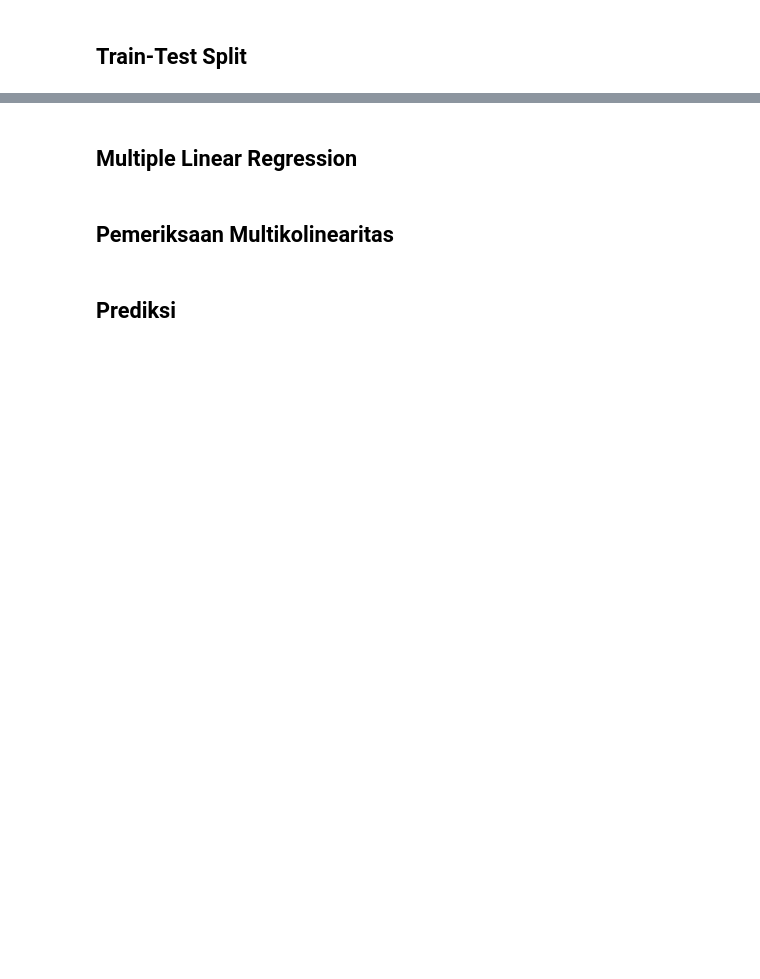
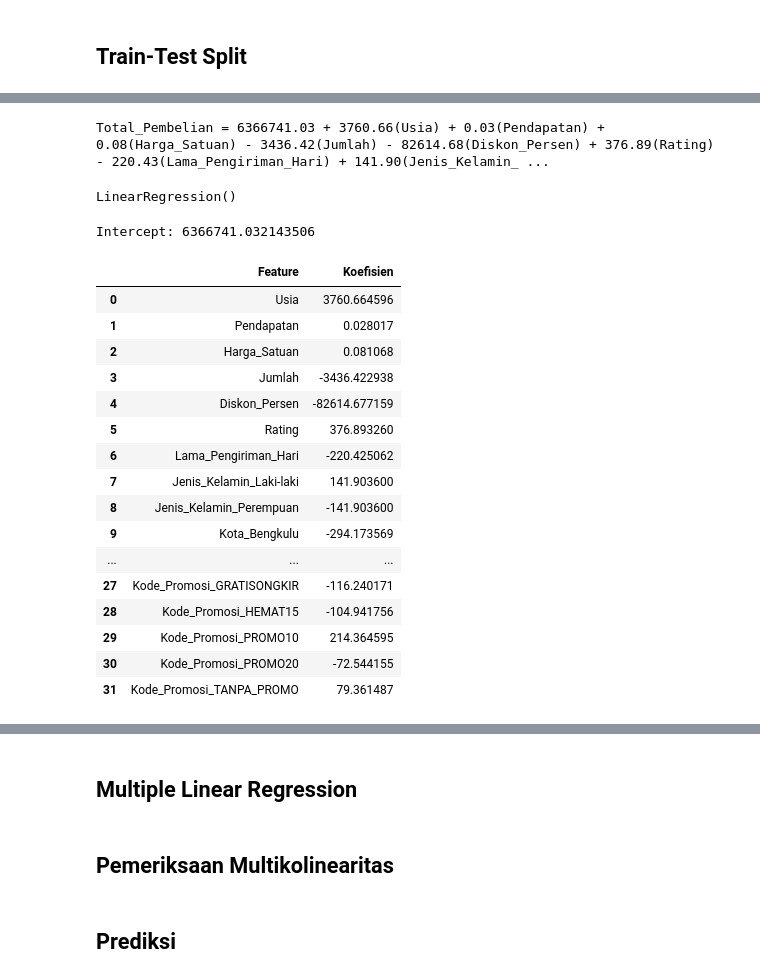
Before and after one commit to aeiprsty/praproses-data-regresi-linier, a Jupyter notebook: F1E124067_PutriPrayesti_MultipleRegression.ipynb, the cells around one changed output, grey strips where cells are left out. Saved outputs shown, nothing was run; the diff lists cells and outputs as text; code cells hidden in the pictures; blank space fills up the shorter version.

```diff
--- a/F1E124067_PutriPrayesti_MultipleRegression.ipynb
+++ b/F1E124067_PutriPrayesti_MultipleRegression.ipynb
@@ -454,0 +683,10 @@ df.drop(columns=["Perkiraan_Total"], inplace=True)
+# %%
+persamaan = f"Total_Pembelian = {model.intercept_:.2f}"
+
+for feature, coef in zip(X_train.columns, model.coef_):
+    tanda = "+" if coef >= 0 else "-"
+    persamaan += f" {tanda} {abs(coef):.2f}({feature})"
+
+print(persamaan)
+# %% [output]
+Total_Pembelian = 6366741.03 + 3760.66(Usia) + 0.03(Pendapatan) + 0.08(Harga_Satuan) - 3436.42(Jumlah) - 82614.68(Diskon_Persen) + 376.89(Rating) - 220.43(Lama_Pengiriman_Hari) + 141.90(Jenis_Kelamin_ ...
@@ -454,0 +706,43 @@ df.drop(columns=["Perkiraan_Total"], inplace=True)
+# %%
+X = df_preprocessed.drop(columns=["Total_Pembelian"])
+y = df_preprocessed["Total_Pembelian"]
+# %%
+X_train, X_test, y_train, y_test = train_test_split(
+    X,
+    y,
+    test_size=0.2,
+    random_state=42
+)
+# %%
+model = LinearRegression()
+model.fit(X_train, y_train)
+# %% [output]
+LinearRegression()
+# %%
+print("Intercept:", model.intercept_)
+
+koefisien = pd.DataFrame({
+    "Feature": X_train.columns,
+    "Koefisien": model.coef_
+})
+
+display(koefisien)
+# %% [output]
+Intercept: 6366741.032143506
+|  | Feature | Koefisien |
+| 0 | Usia | 3760.664596 |
+| 1 | Pendapatan | 0.028017 |
+| 2 | Harga_Satuan | 0.081068 |
+| 3 | Jumlah | -3436.422938 |
+| 4 | Diskon_Persen | -82614.677159 |
+| 5 | Rating | 376.893260 |
+| 6 | Lama_Pengiriman_Hari | -220.425062 |
+| 7 | Jenis_Kelamin_Laki-laki | 141.903600 |
+| 8 | Jenis_Kelamin_Perempuan | -141.903600 |
+| 9 | Kota_Bengkulu | -294.173569 |
+| ... | ... | ... |
+| 27 | Kode_Promosi_GRATISONGKIR | -116.240171 |
+| 28 | Kode_Promosi_HEMAT15 | -104.941756 |
+| 29 | Kode_Promosi_PROMO10 | 214.364595 |
+| 30 | Kode_Promosi_PROMO20 | -72.544155 |
+| 31 | Kode_Promosi_TANPA_PROMO | 79.361487 |
```
Also changed, not shown: parts of 27 cells of this notebook.
